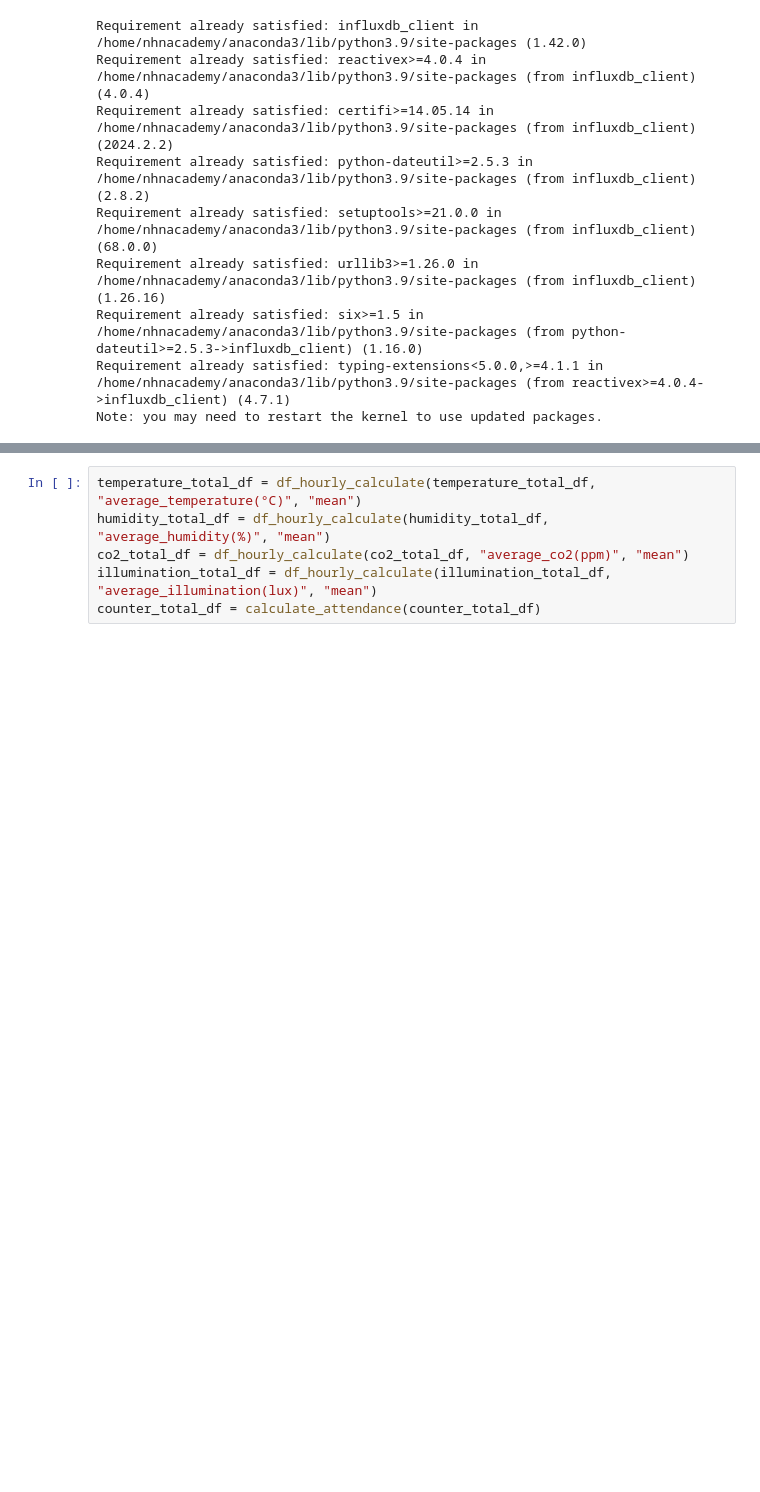
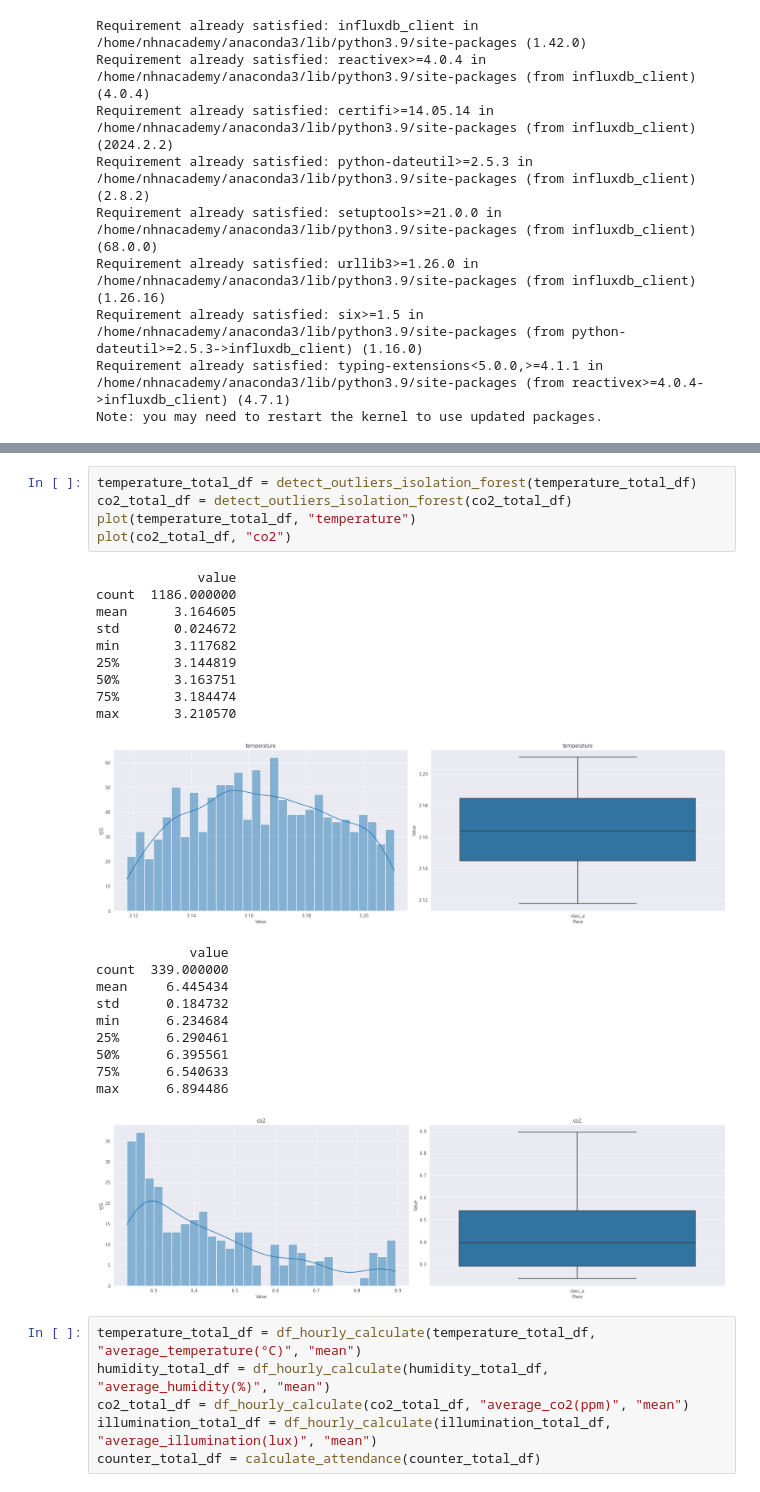
Before and after one commit to Maru375/smoothing_ml2, a Jupyter notebook: 데이터 수집 및 병합.ipynb, the cells around one changed output, grey strips where cells are left out. Drawn from its saved outputs; the diff is of its cells as text; blank space fills up the shorter version.

```diff
--- a/데이터 수집 및 병합.ipynb
+++ b/데이터 수집 및 병합.ipynb
@@ -487,3 +588,29 @@ print(counter_total_df.head(2), "\n")
+# %%
+temperature_total_df = detect_outliers_isolation_forest(temperature_total_df)
+co2_total_df = detect_outliers_isolation_forest(co2_total_df)
+plot(temperature_total_df, "temperature")
+plot(co2_total_df, "co2")
+# %% [output]
+             value
+count  1186.000000
+mean      3.164605
+std       0.024672
+min       3.117682
+25%       3.144819
+50%       3.163751
+75%       3.184474
+max       3.210570
+[figure, added]
+            value
+count  339.000000
+mean     6.445434
+std      0.184732
+min      6.234684
+25%      6.290461
+50%      6.395561
+75%      6.540633
+max      6.894486
+[figure, added]
 # %%
 temperature_total_df = df_hourly_calculate(temperature_total_df, "average_temperature(°C)", "mean")
 humidity_total_df = df_hourly_calculate(humidity_total_df, "average_humidity(%)", "mean")
```
Also changed, not shown: parts of 9 cells of this notebook, 15 other files.
